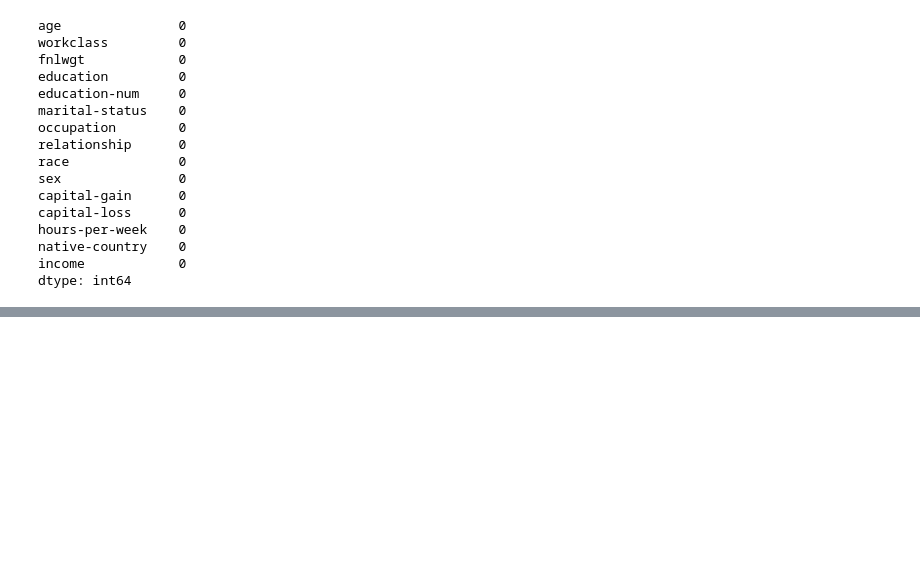
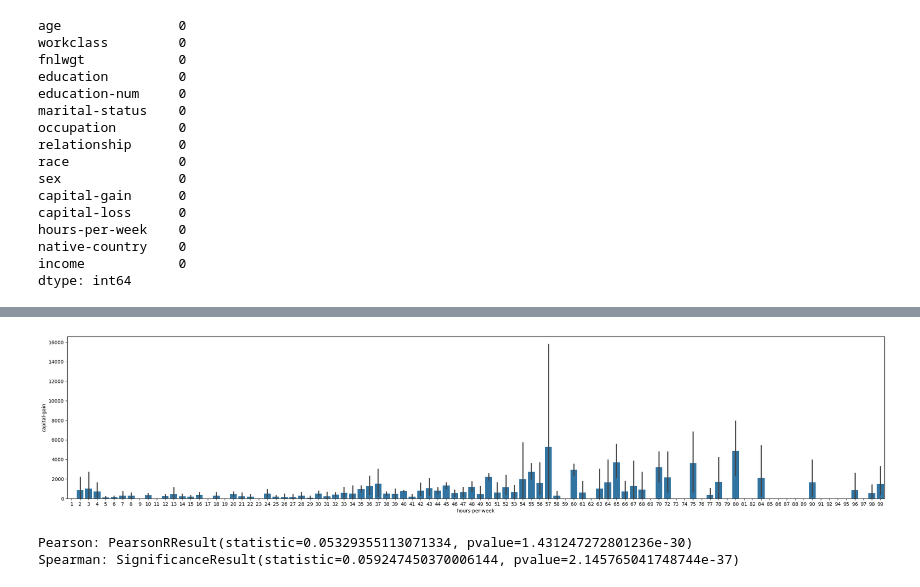
Before and after one commit to Lap-a/data_science-_kpi_ipt, a Jupyter notebook: data_science/lab4/lab4_2.ipynb, the cells around one changed output, grey strips where cells are left out. Drawn from its saved outputs; the diff is of its cells as text; code cells hidden in the pictures; blank space fills up the shorter version.

```diff
--- a/data_science/lab4/lab4_2.ipynb
+++ b/data_science/lab4/lab4_2.ipynb
@@ -129,0 +149,16 @@ plot(result_df, cat)
+# %%
+#4
+def plot4(df):
+    plt.figure(figsize=(30,6))
+    sns.barplot(x=df['hours-per-week'], y=df['capital-gain'])
+
+plot4(df)
+# %% [output]
+[figure, added]
+# %%
+#5
+print("Pearson:", scipy.stats.pearsonr(df["hours-per-week"], df["capital-loss"]))
+print("Spearman:", scipy.stats.spearmanr(df["hours-per-week"], df["capital-loss"]))
+# %% [output]
+Pearson: PearsonRResult(statistic=0.05329355113071334, pvalue=1.431247272801236e-30)
+Spearman: SignificanceResult(statistic=0.059247450370006144, pvalue=2.145765041748744e-37)
```
Also changed, not shown: parts of 7 cells of this notebook.
